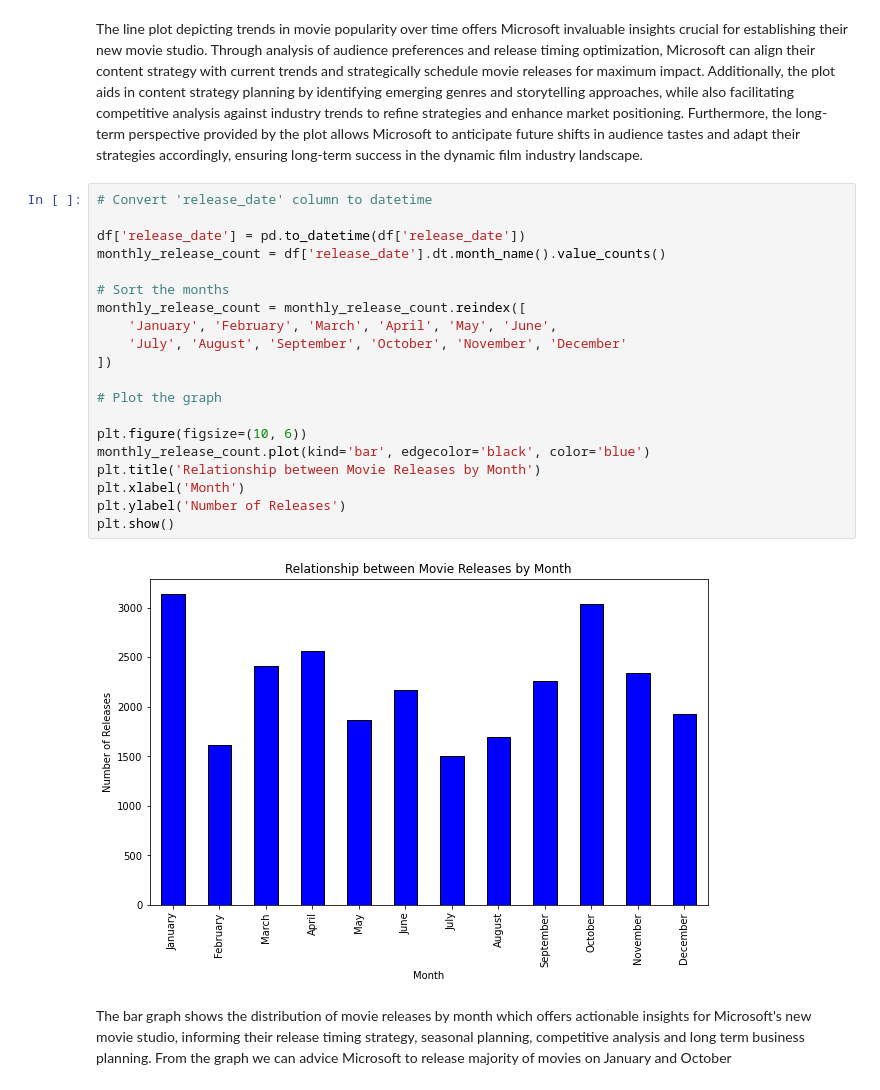
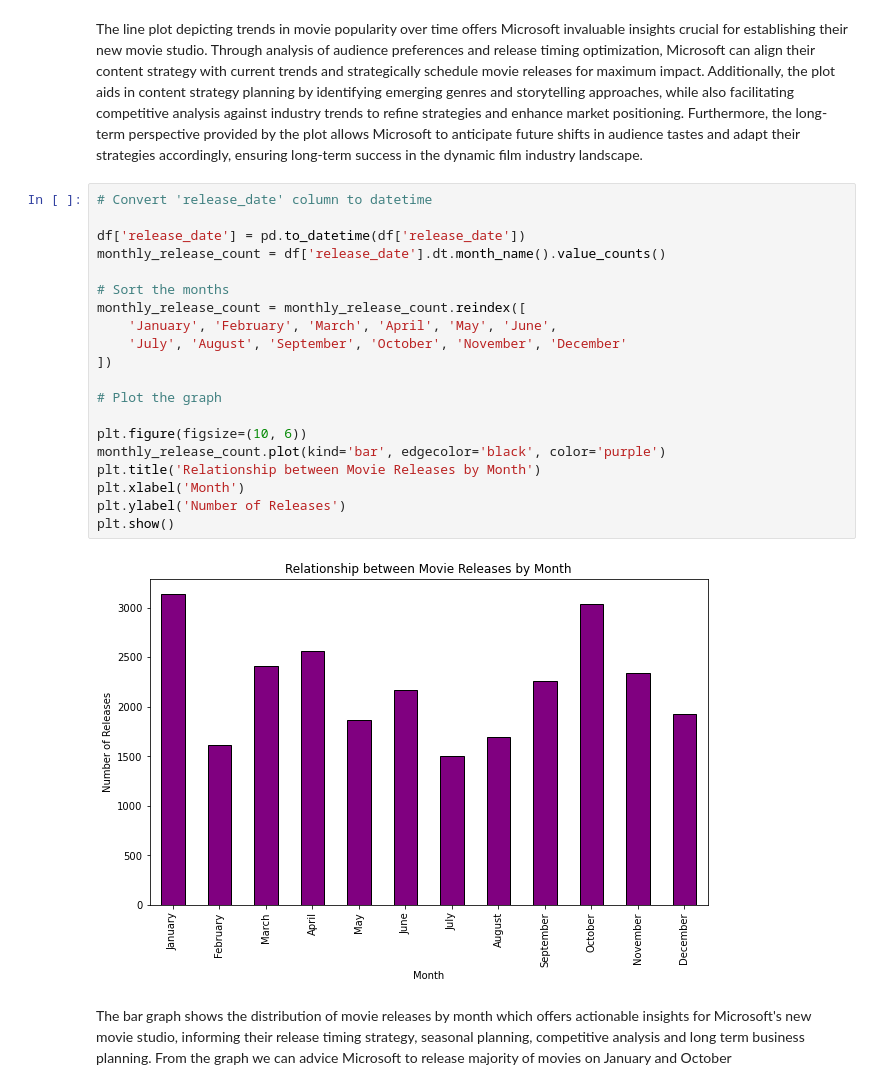
Before and after one commit to alexminingwa/dsc-phase-1-project-v2-4, a Jupyter notebook: student.ipynb, the cells around one changed output. Saved outputs shown, nothing was run; the diff lists cells and outputs as text.

```diff
--- a/student.ipynb
+++ b/student.ipynb
@@ -166,25 +166,25 @@ The line plot depicting trends in movie popularity over time offers Microsoft in
 # %%
 # Convert 'release_date' column to datetime
 
 df['release_date'] = pd.to_datetime(df['release_date'])
 monthly_release_count = df['release_date'].dt.month_name().value_counts()
 
 # Sort the months
 monthly_release_count = monthly_release_count.reindex([
     'January', 'February', 'March', 'April', 'May', 'June',
     'July', 'August', 'September', 'October', 'November', 'December'
 ])
 
 # Plot the graph
 
 plt.figure(figsize=(10, 6))
-monthly_release_count.plot(kind='bar', edgecolor='black', color='blue')
+monthly_release_count.plot(kind='bar', edgecolor='black', color='purple')
 plt.title('Relationship between Movie Releases by Month')
 plt.xlabel('Month')
 plt.ylabel('Number of Releases')
 plt.show()
 # %% [output]
-[figure, old version]
+[figure, new version]
 # %% [markdown]
 The bar graph shows the distribution of movie releases by month which offers actionable insights for Microsoft's new movie studio, informing their release timing strategy, seasonal planning, competitive analysis and long term business planning. From the graph we can advice Microsoft to release majority of movies on January and October
 # %% [markdown]
```
Also changed, not shown: parts of 7 cells of this notebook.
